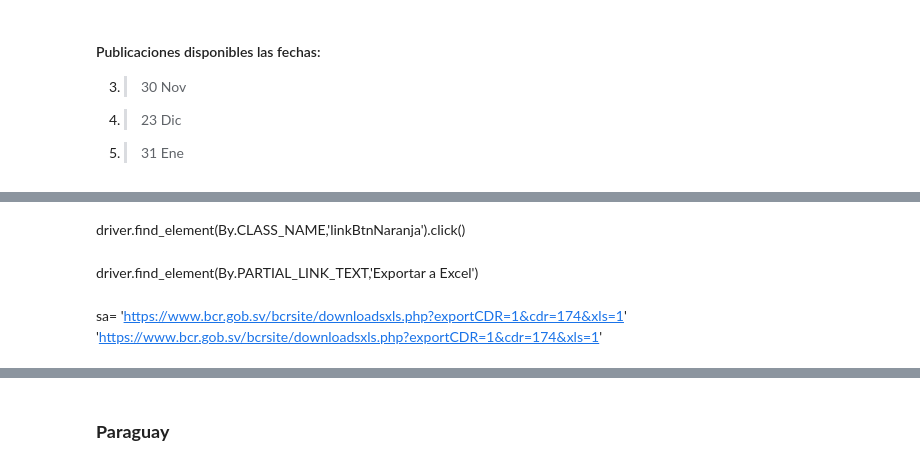
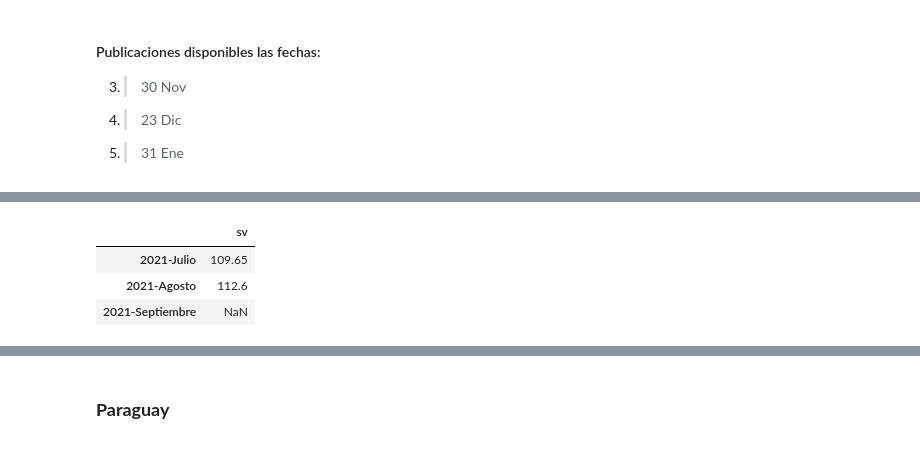
Before and after one commit to samyff12/LATAM, a Jupyter notebook: IMAE_LATAM.ipynb, the cells around one changed output, grey strips where cells are left out. Cells and saved outputs as stored; diff of their text form; code cells hidden in the pictures.

```diff
--- a/IMAE_LATAM.ipynb
+++ b/IMAE_LATAM.ipynb
@@ -628,4 +587,12 @@ soupsv.find_all()
 # %%
+# PARA EXTRAER LOS VALORES DE LOS INDICES
+
+tr = wd.find_element(By.ID,'tbl_setValores')
+data = tr.find_element(By.TAG_NAME,'tr')
+indices_salvador = pd.to_numeric(data.text.split(' '))
+
+
+# PARA EXTRAER LAS FECHAS PARA EL MERGE
 soupsv = BeautifulSoup(wd.page_source,'html.parser')
 soupsv
 anios_sv = soupsv.find_all('td', style='text-align:center')
@@ -633,4 +600,8 @@ mes_sv = soupsv.find_all('center')
 
 fecha1 = [anios_sv[i].text for i in range(len(anios))] # lista con años
 fecha2 = [mes_sv[i].text.replace(' ','')[:3] for i in range(1,len(mes_sv))] # lista con meses en formato mmm
-fecha2
+
+fecha=[]
+for i in fecha1:
+  for j in range(1,13):
+    fecha.append(i + "-" + meses_dict[j])
@@ -670,7 +607,0 @@ driver = webdriver.Chrome(chrome_options=chrome_options)
-# %% [markdown]
-driver.find_element(By.CLASS_NAME,'linkBtnNaranja').click()
-# %% [markdown]
-driver.find_element(By.PARTIAL_LINK_TEXT,'Exportar a Excel')
-# %% [markdown]
-sa= 'https://www.bcr.gob.sv/bcrsite/downloadsxls.php?exportCDR=1&cdr=174&xls=1'
-'https://www.bcr.gob.sv/bcrsite/downloadsxls.php?exportCDR=1&cdr=174&xls=1'
@@ -678,0 +608,14 @@ urllib2.urlretrieve(sa, "elsv.xls")
+# %%
+# CREAR DF
+elsv = pd.DataFrame(index = fecha,columns=['sv'])
+for i in range(len(indices_salvador)):
+  elsv.sv[i] = indices_salvador[i]
+
+imaela['El Salvador'] = elsv.loc[imaela.index] # reemplazar valor en la tabla imaela
+
+elsv.loc[imaela.index][-3:]
+# %% [output]
+|  | sv |
+| 2021-Julio | 109.65 |
+| 2021-Agosto | 112.6 |
+| 2021-Septiembre | NaN |
```
Also changed, not shown: parts of 17 cells of this notebook.
